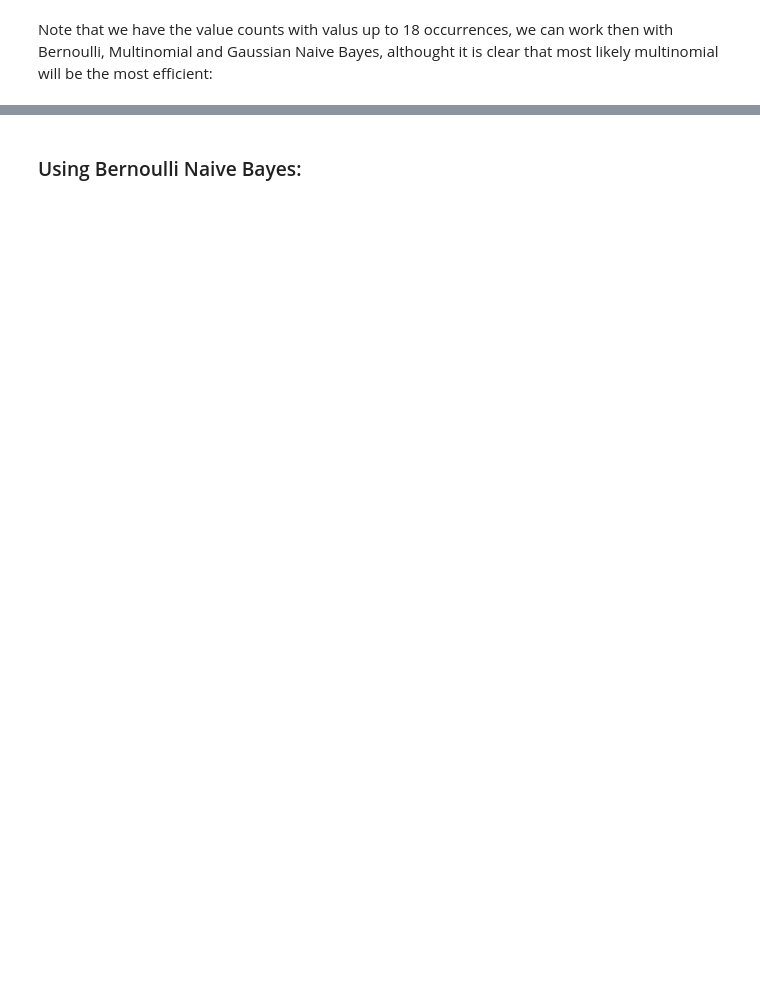
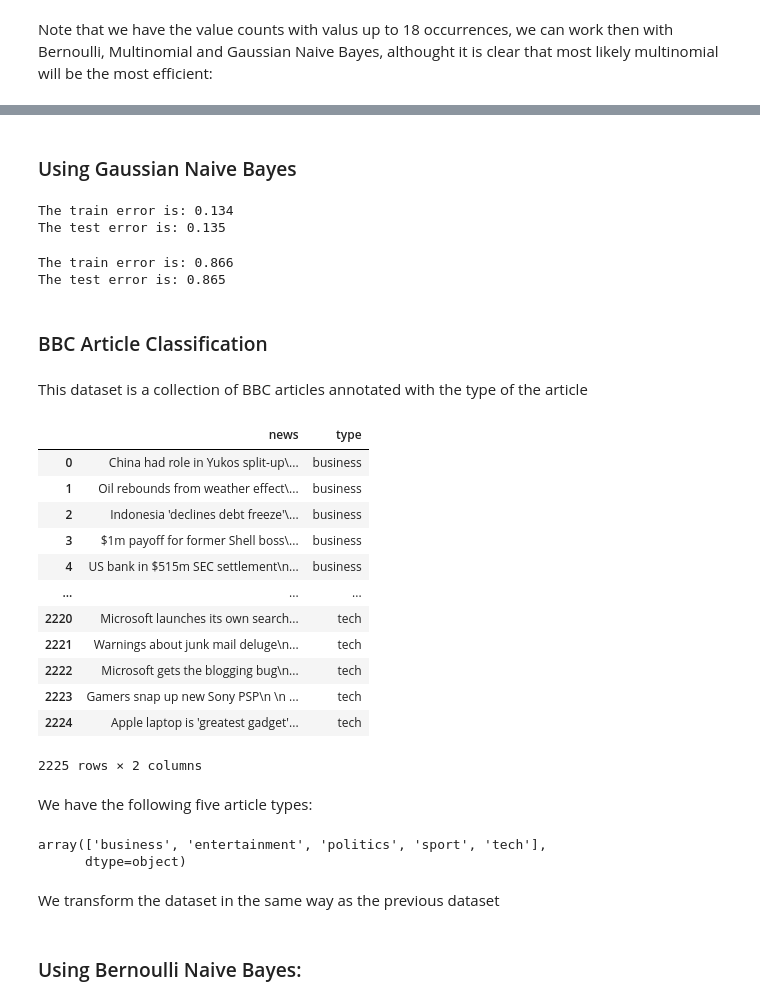
Before and after one commit to carpelli/project-bayesian, a Jupyter notebook: Frequentist.ipynb, the cells around one changed output, grey strips where cells are left out. Cells and saved outputs as stored; diff of their text form; code cells hidden in the pictures; blank space fills up the shorter version.

```diff
--- a/Frequentist.ipynb
+++ b/Frequentist.ipynb
@@ -99,0 +190,54 @@ array([ 0,  1,  2,  3,  4,  5,  6,  7,  8,  9, 10, 12, 15, 18],
+# %% [markdown]
+### Using Gaussian Naive Bayes
+# %%
+from sklearn.preprocessing import StandardScaler
+
+scaler = StandardScaler().fit(xtrain) #to standarize features to a zero mean and 1 variance!
+xtrain = scaler.transform(xtrain)
+xtest = scaler.transform(xtest)
+
+evaluate_clf(GaussianNB(), xtrain, xtest, ytrain, ytest)
+# %% [output]
+The train error is: 0.134
+The test error is: 0.135
+# %%
+from sklearn.preprocessing import StandardScaler
+
+scaler = StandardScaler().fit(xtrain) #to standarize features to a zero mean and 1 variance!
+xtrain = scaler.transform(xtrain)
+xtest = scaler.transform(xtest)
+
+evaluate_clf(GaussianNB(), xtrain, xtest, ytrain, ytest)
+# %% [output]
+The train error is: 0.866
+The test error is: 0.865
+# %% [markdown]
+### BBC Article Classification
+# %% [markdown]
+This dataset is a collection of BBC articles annotated with the type of the article
+# %%
+data = pd.read_csv("data/articles.csv")
+data
+# %% [output]
+|  | news | type |
+| 0 | China had role in Yukos split-up\... | business |
+| 1 | Oil rebounds from weather effect\... | business |
+| 2 | Indonesia 'declines debt freeze'\... | business |
+| 3 | $1m payoff for former Shell boss\... | business |
+| 4 | US bank in $515m SEC settlement\n... | business |
+| ... | ... | ... |
+| 2220 | Microsoft launches its own search... | tech |
+| 2221 | Warnings about junk mail deluge\n... | tech |
+| 2222 | Microsoft gets the blogging bug\n... | tech |
+| 2223 | Gamers snap up new Sony PSP\n \n ... | tech |
+| 2224 | Apple laptop is 'greatest gadget'... | tech |
+2225 rows × 2 columns
+# %% [markdown]
+We have the following five article types:
+# %%
+data['type'].unique()
+# %% [output]
+array(['business', 'entertainment', 'politics', 'sport', 'tech'],
+      dtype=object)
+# %% [markdown]
+We transform the dataset in the same way as the previous dataset
```
Also changed, not shown: parts of 78 cells of this notebook, 4 other files.
